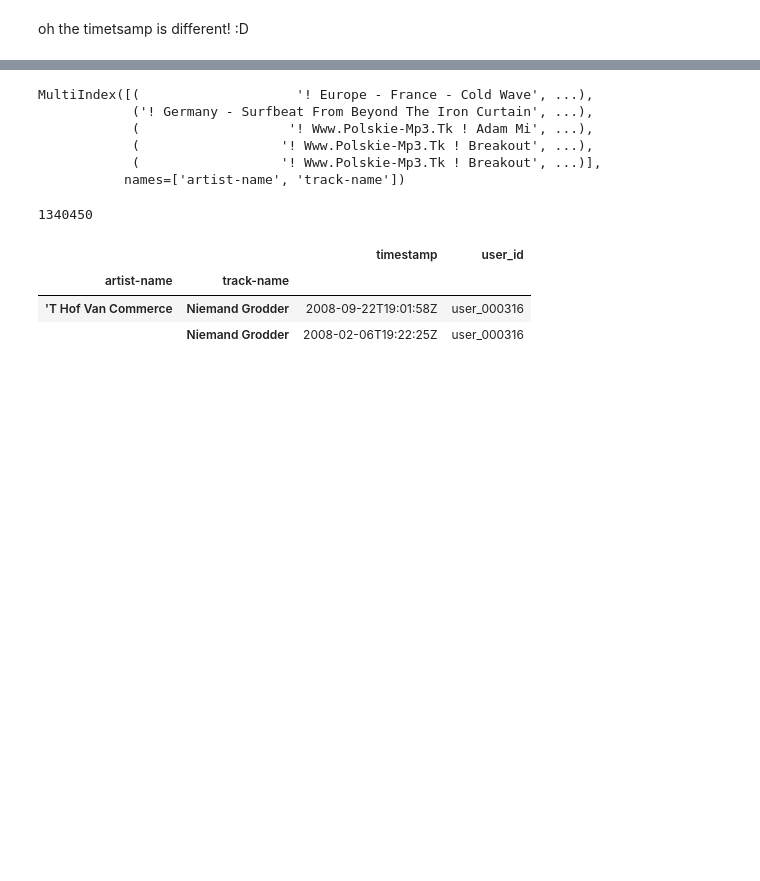
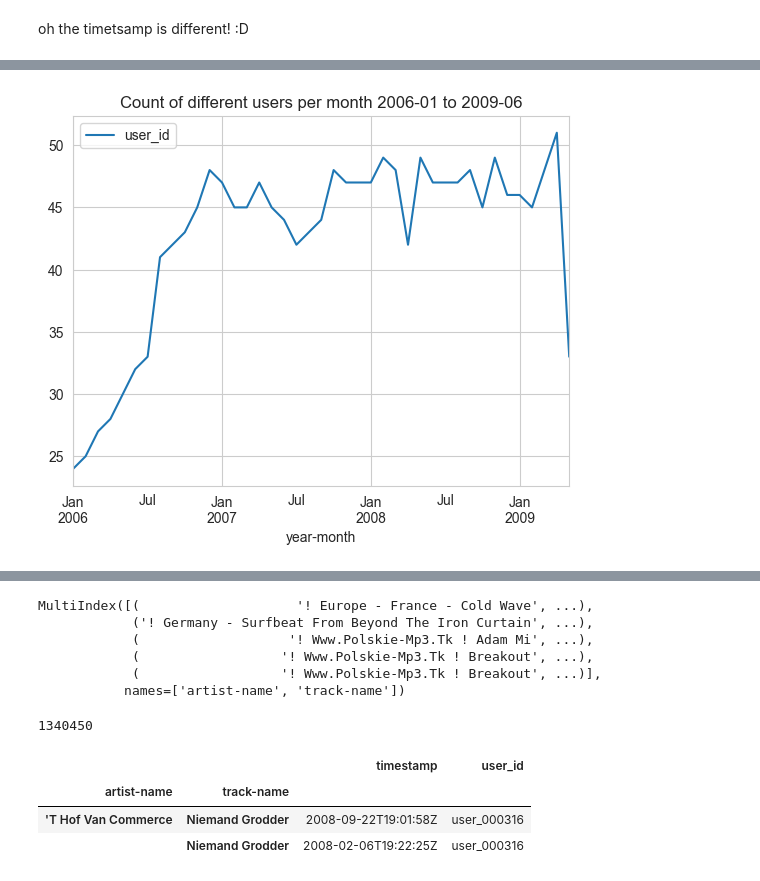
Before and after one commit to mariajoaolavoura/measuring_forgetting, a Jupyter notebook: notebooks/LastFM1k - EDA.ipynb, the cells around one changed output, grey strips where cells are left out. Drawn from its saved outputs; the diff is of its cells as text; code cells hidden in the pictures; blank space fills up the shorter version.

```diff
--- a/notebooks/LastFM1k - EDA.ipynb
+++ b/notebooks/LastFM1k - EDA.ipynb
@@ -340,0 +426,4 @@ df
+# %%
+clean_df = orig_df[~orig_df['musicbrainz-track-id'].isna()]
+clean_df = clean_df[~clean_df['musicbrainz-artist-id'].isna()]
+clean_df
@@ -340,0 +460,3 @@ df
+# %%
+clean_df.columns = ['user_id', 'timestamp', 'artist_id', 'artist_name',
+       'item_id', 'item_name']
@@ -340,0 +501,12 @@ df
+# %%
+data_clean = clean_df.drop(columns=['timestamp'])
+data_clean['date'] = clean_df['timestamp'].apply(lambda x: pd.Timestamp(x))
+data_clean['timestamp'] = data_clean['date'].apply(lambda x: datetime.timestamp(x))
+
+data_clean = data_clean.sort_values(by='date') # sort by date
+data_clean['year-month'] = data_clean['date'].apply(lambda x: datetime.strptime( str(x.year)+'-'+str(x.month), '%Y-%m' ))
+data_clean['year'] = data_clean['date'].dt.year
+data_clean['month'] = data_clean['date'].dt.month
+data_clean['day'] = data_clean['date'].dt.day
+
+data_clean.head()
@@ -340,0 +528,4 @@ df
+# %%
+_, _, _ ,_ = sample_time_period(['2006-01', '2009-06'], data_clean)
+# %% [output]
+[figure, added]
```
Also changed, not shown: parts of 36 cells of this notebook, 3 other files.
